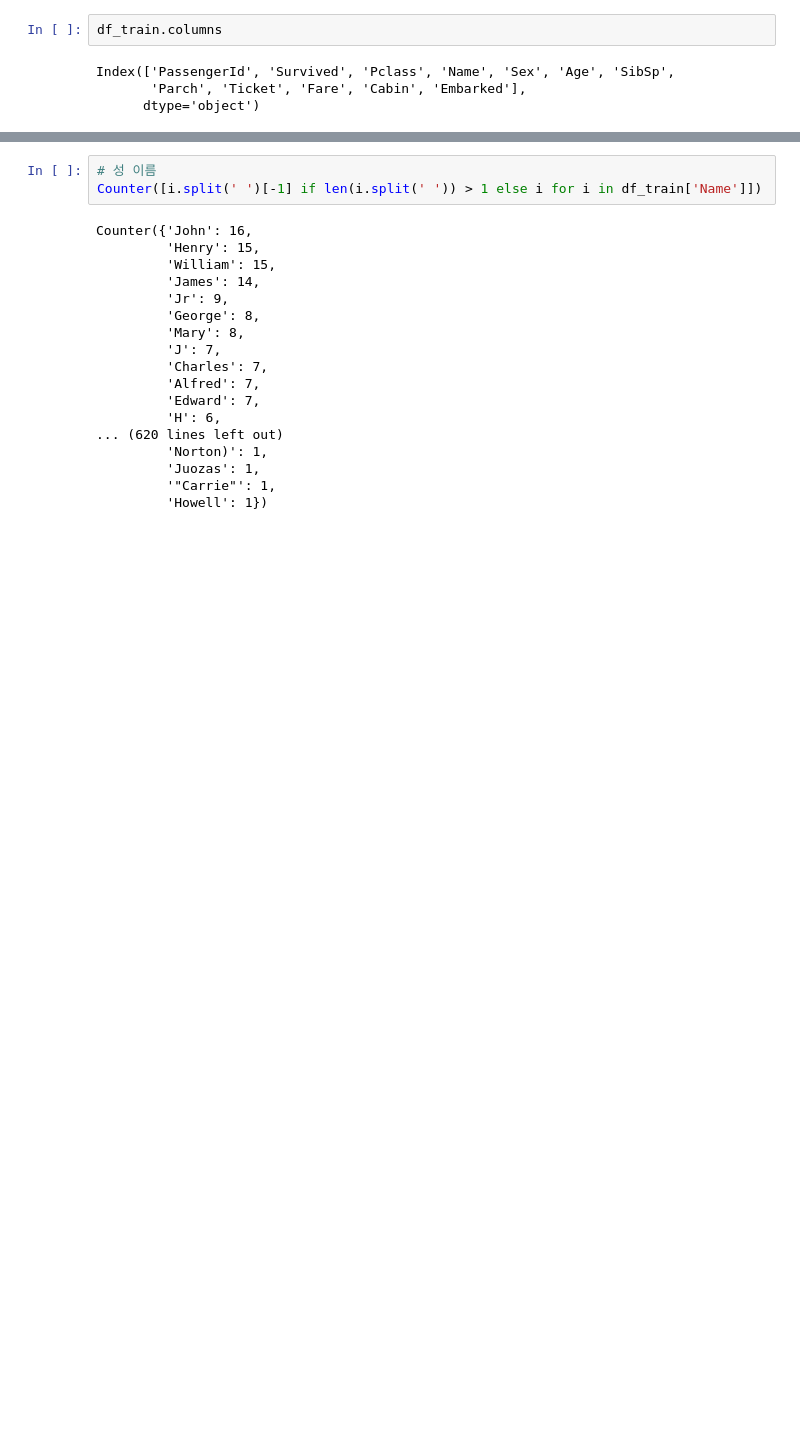
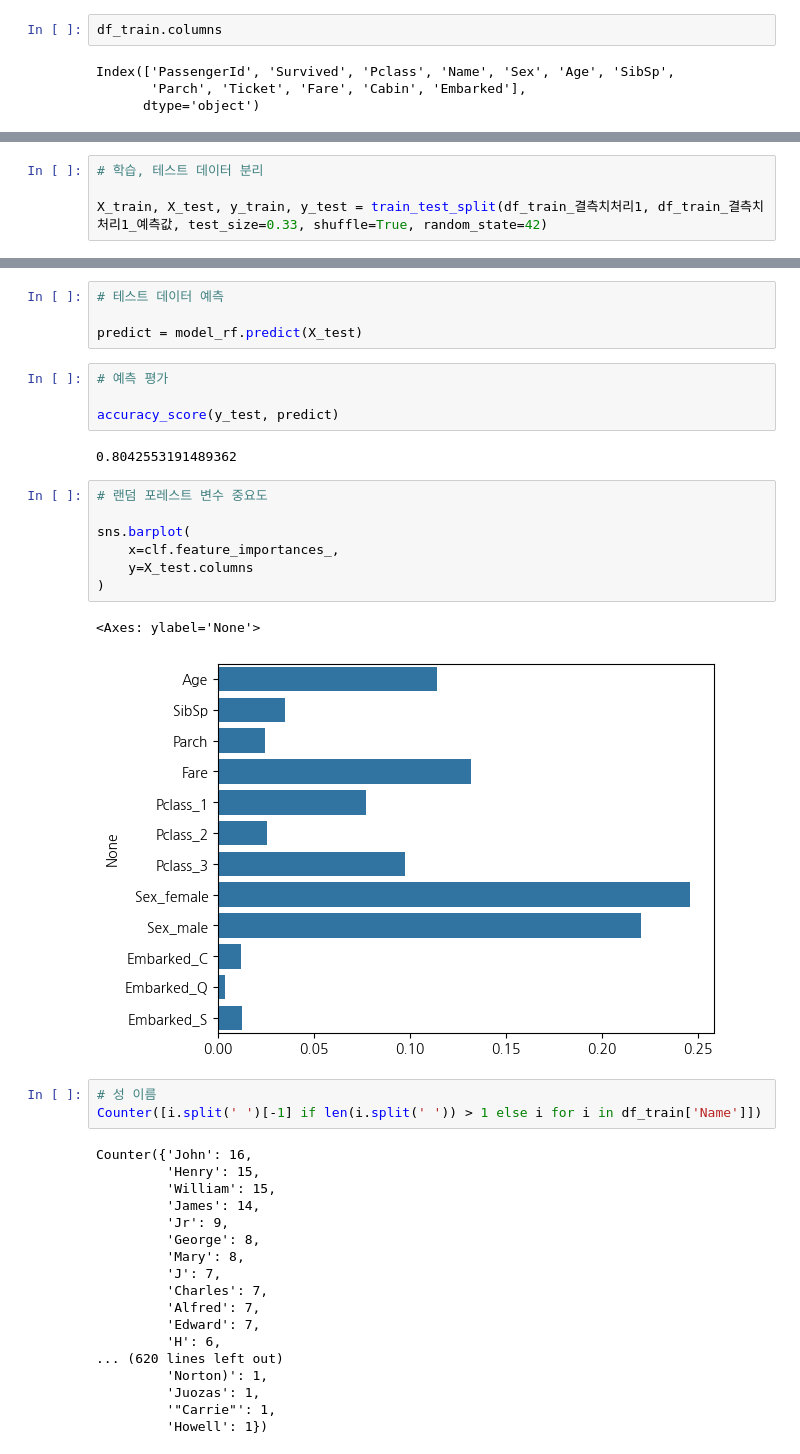
Before and after one commit to Song-Juntae/kaggle, a Jupyter notebook: getting_started/titanic/titanic.ipynb, the cells around one changed output, grey strips where cells are left out. Saved outputs shown, nothing was run; the diff lists cells and outputs as text; blank space fills up the shorter version.

```diff
--- a/getting_started/titanic/titanic.ipynb
+++ b/getting_started/titanic/titanic.ipynb
@@ -258,0 +266,4 @@ df_train_결측치처리1
+# %%
+# 학습, 테스트 데이터 분리
+
+X_train, X_test, y_train, y_test = train_test_split(df_train_결측치처리1, df_train_결측치처리1_예측값, test_size=0.33, shuffle=True, random_state=42)
@@ -259,3 +281,23 @@ df_train_결측치처리1
+# %%
+# 테스트 데이터 예측
+
+predict = model_rf.predict(X_test)
+# %%
+# 예측 평가
+
+accuracy_score(y_test, predict)
+# %% [output]
+0.8042553191489362
+# %%
+# 랜덤 포레스트 변수 중요도
+
+sns.barplot(
+    x=clf.feature_importances_,
+    y=X_test.columns
+)
+# %% [output]
+<Axes: ylabel='None'>
+[figure, added]
 # %%
 # 성 이름
 Counter([i.split(' ')[-1] if len(i.split(' ')) > 1 else i for i in df_train['Name']])
```
Also changed, not shown: parts of 11 cells of this notebook.
